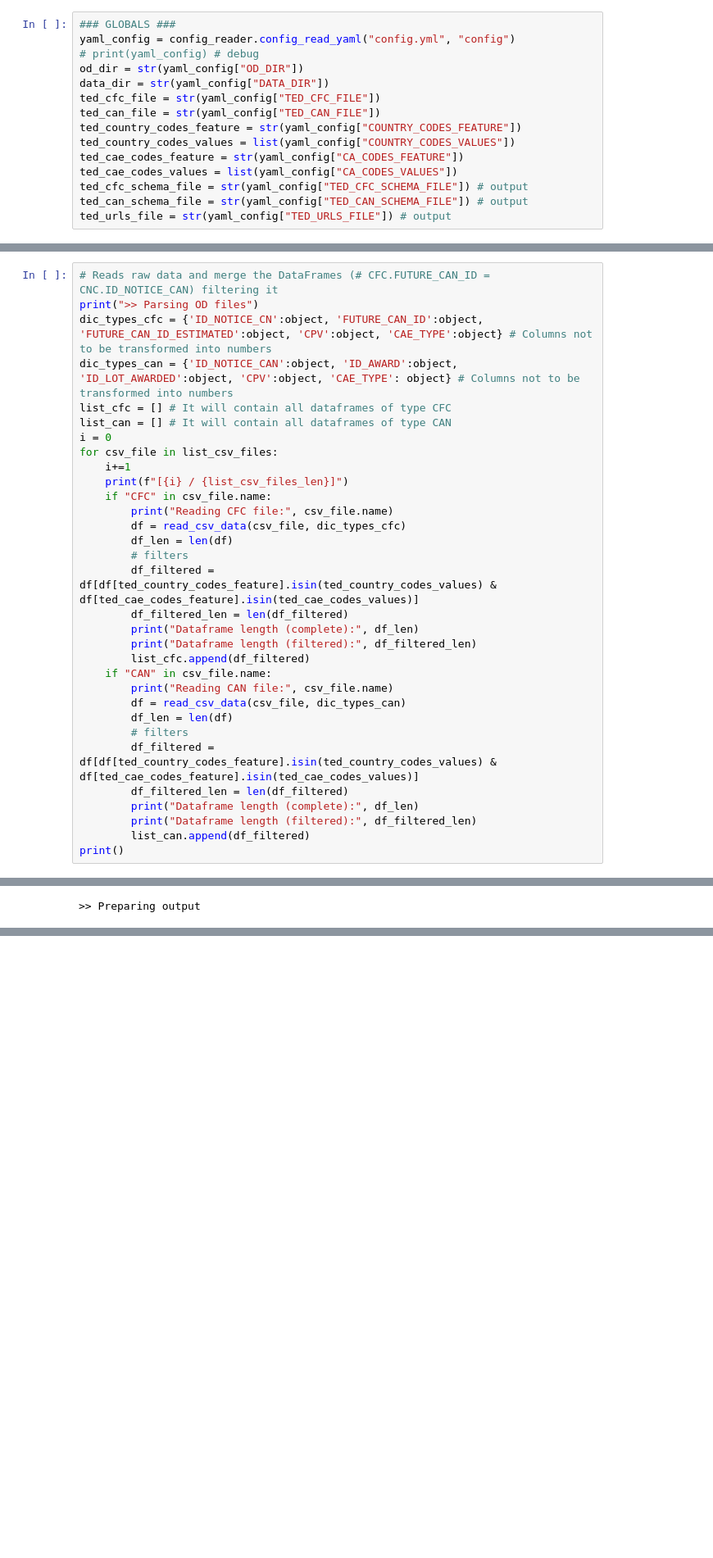
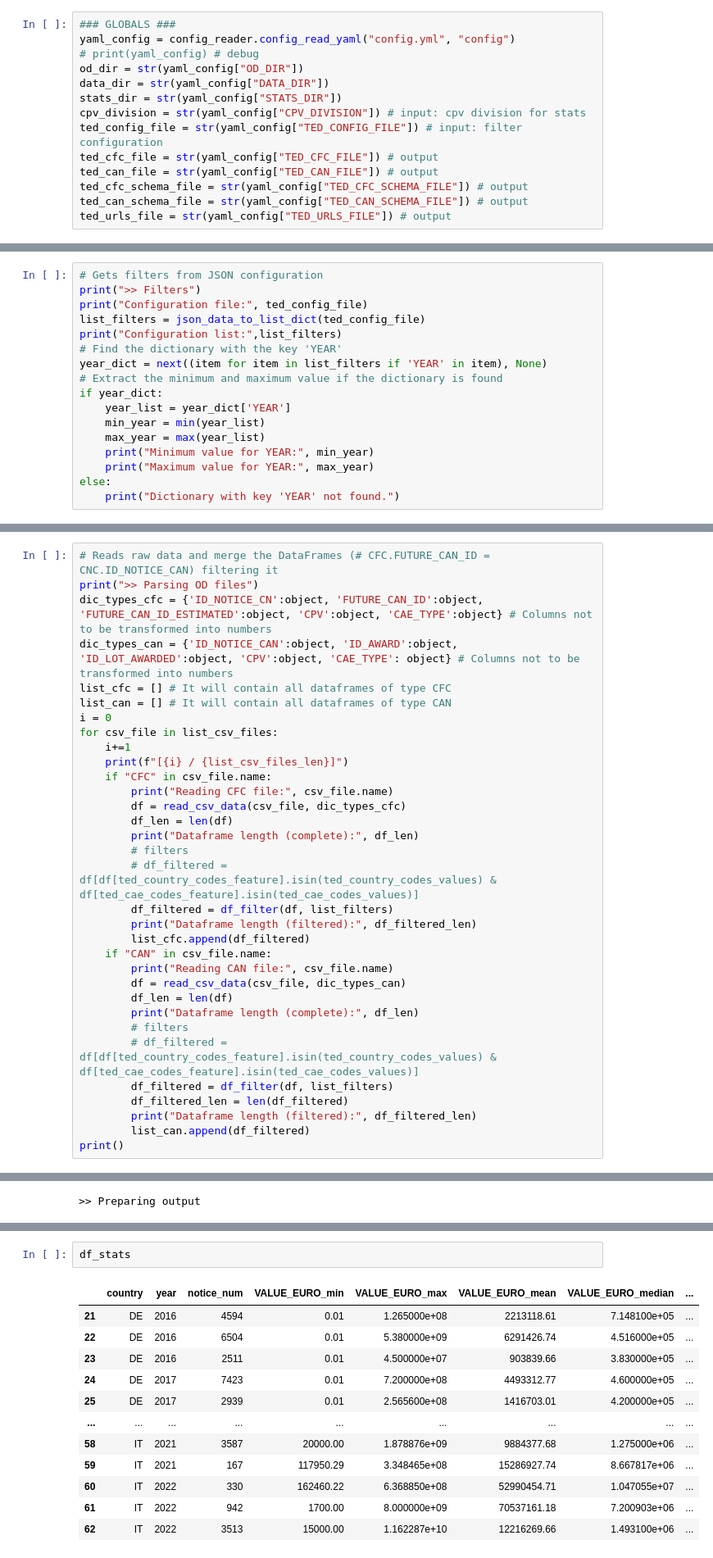
Before and after one commit to roberto-nai/TED-OD-EVENTLOG, a Jupyter notebook: 01_read_opendata.ipynb, the cells around one changed output, grey strips where cells are left out. Shown at 82% size. Saved outputs shown, nothing was run; the diff lists cells and outputs as text; blank space fills up the shorter version.

```diff
--- a/01_read_opendata.ipynb
+++ b/01_read_opendata.ipynb
@@ -24,12 +24,11 @@ yaml_config = config_reader.config_read_yaml("config.yml", "config")
 # print(yaml_config) # debug
 od_dir = str(yaml_config["OD_DIR"])
 data_dir = str(yaml_config["DATA_DIR"])
-ted_cfc_file = str(yaml_config["TED_CFC_FILE"])
-ted_can_file = str(yaml_config["TED_CAN_FILE"])
-ted_country_codes_feature = str(yaml_config["COUNTRY_CODES_FEATURE"])
-ted_country_codes_values = list(yaml_config["COUNTRY_CODES_VALUES"])
-ted_cae_codes_feature = str(yaml_config["CA_CODES_FEATURE"])
-ted_cae_codes_values = list(yaml_config["CA_CODES_VALUES"])
+stats_dir = str(yaml_config["STATS_DIR"])
+cpv_division = str(yaml_config["CPV_DIVISION"]) # input: cpv division for stats
+ted_config_file = str(yaml_config["TED_CONFIG_FILE"]) # input: filter configuration
+ted_cfc_file = str(yaml_config["TED_CFC_FILE"]) # output
+ted_can_file = str(yaml_config["TED_CAN_FILE"]) # output
 ted_cfc_schema_file = str(yaml_config["TED_CFC_SCHEMA_FILE"]) # output
 ted_can_schema_file = str(yaml_config["TED_CAN_SCHEMA_FILE"]) # output
 ted_urls_file = str(yaml_config["TED_URLS_FILE"]) # output
@@ -115,0 +106,17 @@ Feature values: ['ES', 'IT', 'FR']
+# %%
+# Gets filters from JSON configuration
+print(">> Filters")
+print("Configuration file:", ted_config_file)
+list_filters = json_data_to_list_dict(ted_config_file)
+print("Configuration list:",list_filters)
+# Find the dictionary with the key 'YEAR'
+year_dict = next((item for item in list_filters if 'YEAR' in item), None)
+# Extract the minimum and maximum value if the dictionary is found
+if year_dict:
+    year_list = year_dict['YEAR']
+    min_year = min(year_list)
+    max_year = max(year_list)
+    print("Minimum value for YEAR:", min_year)
+    print("Maximum value for YEAR:", max_year)
+else:
+    print("Dictionary with key 'YEAR' not found.")
@@ -128,20 +141,21 @@ for csv_file in list_csv_files:
         print("Reading CFC file:", csv_file.name)
         df = read_csv_data(csv_file, dic_types_cfc)
         df_len = len(df)
+        print("Dataframe length (complete):", df_len)
         # filters
-        df_filtered = df[df[ted_country_codes_feature].isin(ted_country_codes_values) & df[ted_cae_codes_feature].isin(ted_cae_codes_values)]
-        df_filtered_len = len(df_filtered)
-        print("Dataframe length (complete):", df_len)
+        # df_filtered = df[df[ted_country_codes_feature].isin(ted_country_codes_values) & df[ted_cae_codes_feature].isin(ted_cae_codes_values)]
+        df_filtered = df_filter(df, list_filters)
         print("Dataframe length (filtered):", df_filtered_len)
         list_cfc.append(df_filtered)
     if "CAN" in csv_file.name:
         print("Reading CAN file:", csv_file.name)
         df = read_csv_data(csv_file, dic_types_can)
         df_len = len(df)
+        print("Dataframe length (complete):", df_len)
         # filters
-        df_filtered = df[df[ted_country_codes_feature].isin(ted_country_codes_values) & df[ted_cae_codes_feature].isin(ted_cae_codes_values)]
+        # df_filtered = df[df[ted_country_codes_feature].isin(ted_country_codes_values) & df[ted_cae_codes_feature].isin(ted_cae_codes_values)]
+        df_filtered = df_filter(df, list_filters)
         df_filtered_len = len(df_filtered)
-        print("Dataframe length (complete):", df_len)
         print("Dataframe length (filtered):", df_filtered_len)
         list_can.append(df_filtered)
 print()
@@ -228,0 +324,15 @@ URLs saved to: data/TED_URLs.csv
+# %%
+df_stats
+# %% [output]
+|  | country | year | notice_num | VALUE_EURO_min | VALUE_EURO_max | VALUE_EURO_mean | VALUE_EURO_median | ... |
+| 21 | DE | 2016 | 4594 | 0.01 | 1.265000e+08 | 2213118.61 | 7.148100e+05 | ... |
+| 22 | DE | 2016 | 6504 | 0.01 | 5.380000e+09 | 6291426.74 | 4.516000e+05 | ... |
+| 23 | DE | 2016 | 2511 | 0.01 | 4.500000e+07 | 903839.66 | 3.830000e+05 | ... |
+| 24 | DE | 2017 | 7423 | 0.01 | 7.200000e+08 | 4493312.77 | 4.600000e+05 | ... |
+| 25 | DE | 2017 | 2939 | 0.01 | 2.565600e+08 | 1416703.01 | 4.200000e+05 | ... |
+| ... | ... | ... | ... | ... | ... | ... | ... | ... |
+| 58 | IT | 2021 | 3587 | 20000.00 | 1.878876e+09 | 9884377.68 | 1.275000e+06 | ... |
+| 59 | IT | 2021 | 167 | 117950.29 | 3.348465e+08 | 15286927.74 | 8.667817e+06 | ... |
+| 60 | IT | 2022 | 330 | 162460.22 | 6.368850e+08 | 52990454.71 | 1.047055e+07 | ... |
+| 61 | IT | 2022 | 942 | 1700.00 | 8.000000e+09 | 70537161.18 | 7.200903e+06 | ... |
+| 62 | IT | 2022 | 3513 | 15000.00 | 1.162287e+10 | 12216269.66 | 1.493100e+06 | ... |
```
Also changed, not shown: parts of 15 cells of this notebook, 8 other files.
